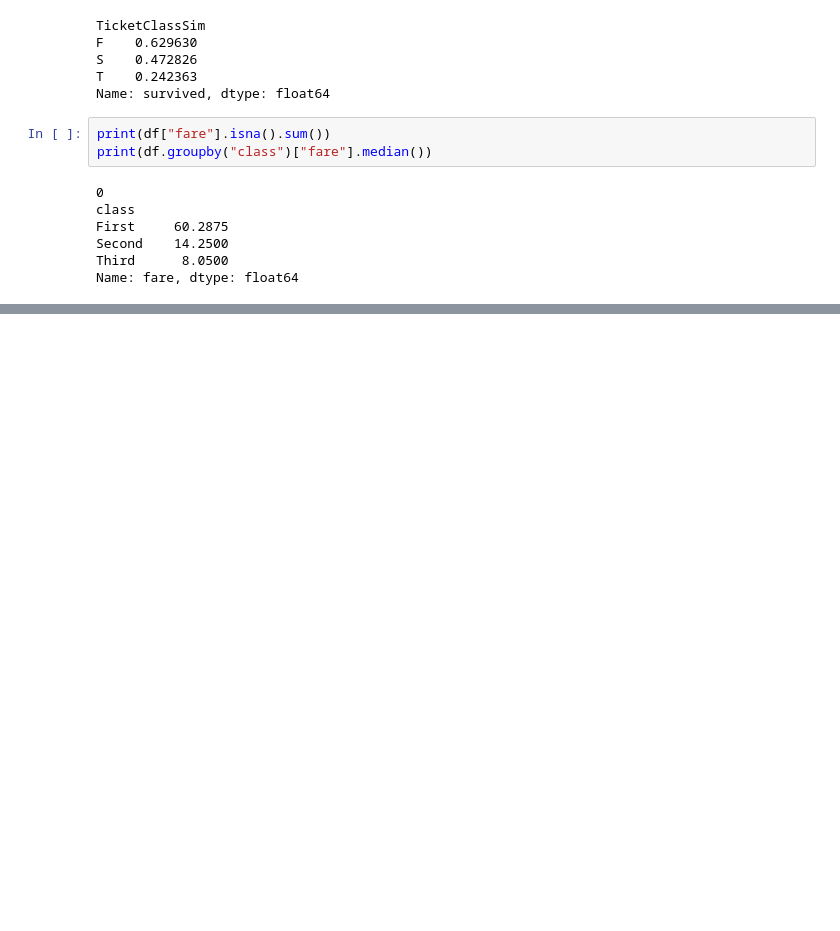
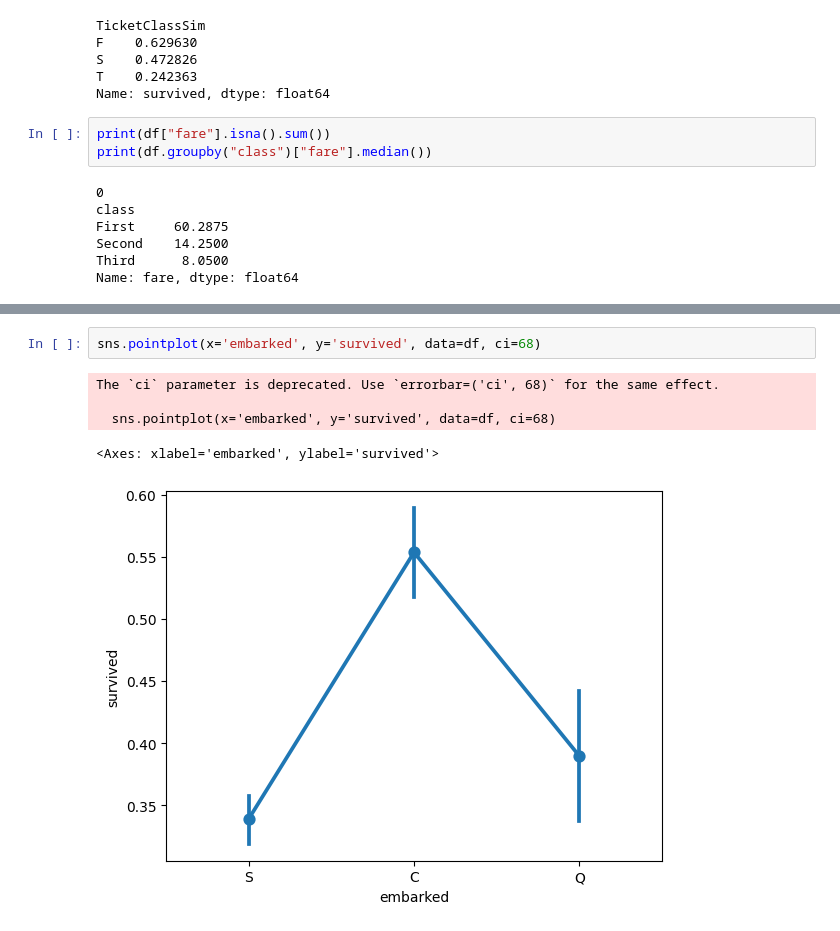
Before and after one commit to Harsha21261/retouchit, a Jupyter notebook: 29dec.ipynb, the cells around one changed output, grey strips where cells are left out. Cells and saved outputs as stored; diff of their text form; blank space fills up the shorter version.

```diff
--- a/29dec.ipynb
+++ b/29dec.ipynb
@@ -185,0 +211,8 @@ Name: fare, dtype: float64
+# %%
+sns.pointplot(x='embarked', y='survived', data=df, ci=68)
+# %% [output]
+The `ci` parameter is deprecated. Use `errorbar=('ci', 68)` for the same effect.
+
+  sns.pointplot(x='embarked', y='survived', data=df, ci=68)
+<Axes: xlabel='embarked', ylabel='survived'>
+[figure, added]
```
Also changed, not shown: parts of 8 cells of this notebook.
